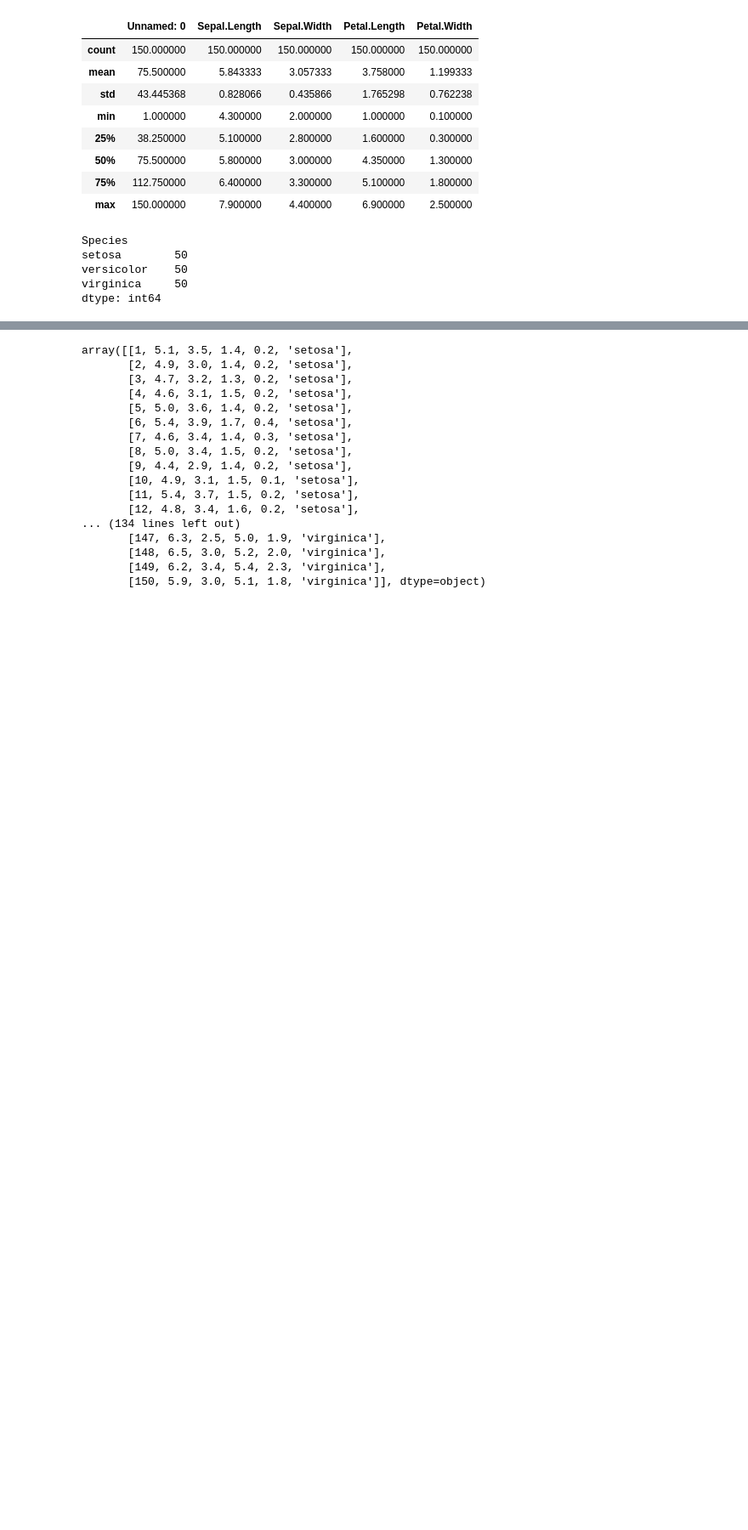
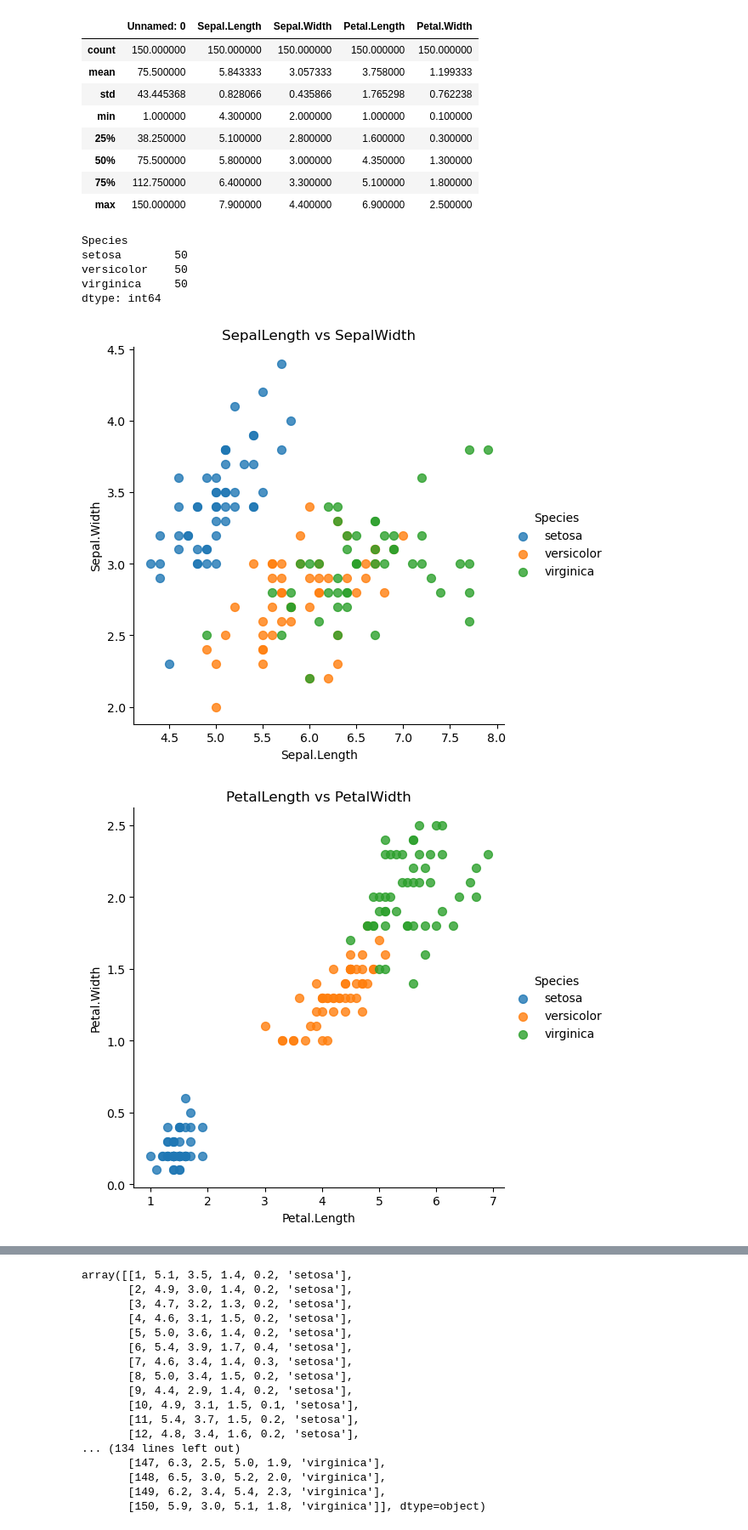
Before and after one commit to Abhijith14/Cognitive-Application, a Jupyter notebook: Tasks/Major Project 1.ipynb, the cells around one changed output, grey strips where cells are left out. Shown: that part at 85% size. Cells and saved outputs as stored; diff of their text form; code cells hidden in the pictures; blank space fills up the shorter version.

```diff
--- a/Tasks/Major Project 1.ipynb
+++ b/Tasks/Major Project 1.ipynb
@@ -73,3 +91,39 @@ setosa        50
 versicolor    50
 virginica     50
 dtype: int64
+# %%
+sns.lmplot('Sepal.Length', 'Sepal.Width',
+           data=df,
+           fit_reg=False,
+           hue="Species",
+           scatter_kws={"marker": "D",
+                        "s": 50})
+plt.title('SepalLength vs SepalWidth')
+
+sns.lmplot('Petal.Length', 'Petal.Width',
+           data=df,
+           fit_reg=False,
+           hue="Species",
+           scatter_kws={"marker": "D",
+                        "s": 50})
+plt.title('PetalLength vs PetalWidth')
+
+sns.lmplot('Sepal.Length', 'Petal.Length',
+           data=df,
+           fit_reg=False,
+           hue="Species",
+           scatter_kws={"marker": "D",
+                        "s": 50})
+plt.title('SepalLength vs PetalLength')
+
+sns.lmplot('Sepal.Width', 'Petal.Width',
+           data=df,
+           fit_reg=False,
+           hue="Species",
+           scatter_kws={"marker": "D",
+                        "s": 50})
+plt.title('SepalWidth vs PetalWidth')
+plt.show()
+# %% [output]
+[figure, added]
+[figure, added]
```
Also changed, not shown: parts of 40 cells of this notebook.
